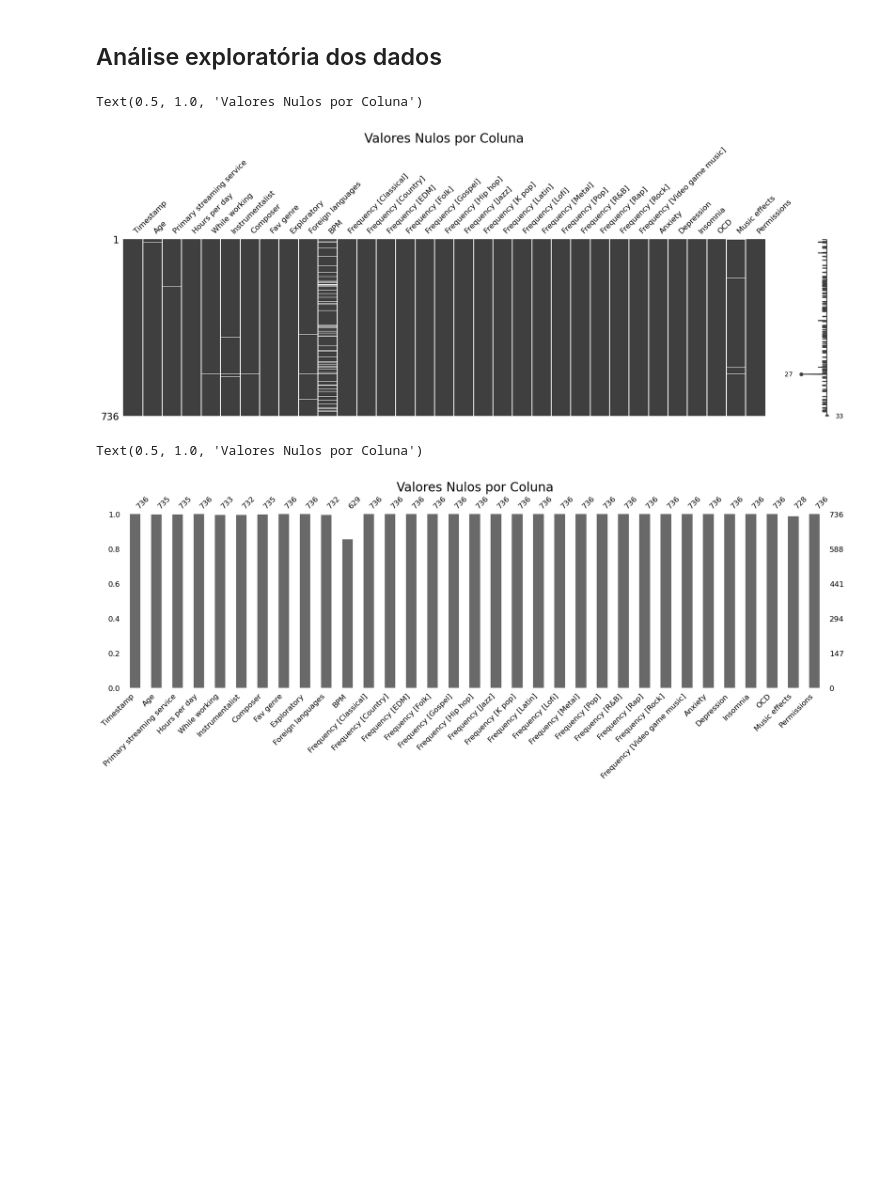
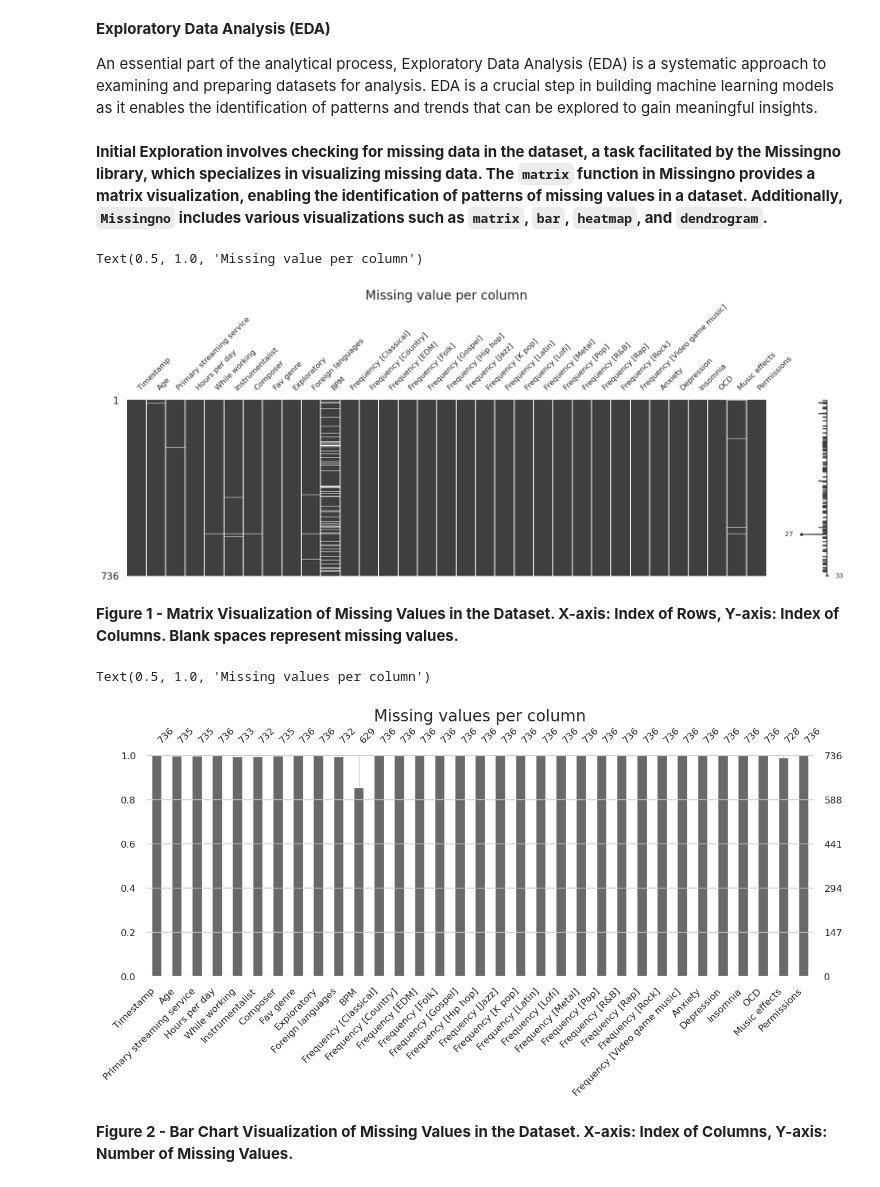
Before and after one commit to pcmoraesmenezes/Exploring-Correlations-Between-Musical-Preferences-and-Mental-Health-A-Machine-Learning-Approach, a Jupyter notebook: código/main.ipynb, the cells around one changed output. Saved outputs shown, nothing was run; the diff lists cells and outputs as text; code cells hidden in the pictures; blank space fills up the shorter version.

```diff
--- a/código/main.ipynb
+++ b/código/main.ipynb
@@ -17,5 +145,3 @@ ROOT_FILE = Path.cwd().parent
 DATA_FILE = ROOT_FILE / 'base_de_dados'/'mxmh_survey_results.csv'
 df_original = pd.read_csv(DATA_FILE)
 df = df_original.copy()
-# %% [markdown]
-## Análise exploratória dos dados
@@ -22,15 +173,25 @@ df = df_original.copy()
+# %% [markdown]
+**Exploratory Data Analysis (EDA)**
+
+An essential part of the analytical process, Exploratory Data Analysis (EDA) is a systematic approach to examining and preparing datasets for analysis. EDA is a crucial step in building machine learning models as it enables the identification of patterns and trends that can be explored to gain meaningful insights.
+# %% [markdown]
+**Initial Exploration involves checking for missing data in the dataset, a task facilitated by the Missingno library, which specializes in visualizing missing data. The `matrix` function in Missingno provides a matrix visualization, enabling the identification of patterns of missing values in a dataset. Additionally, `Missingno` includes various visualizations such as `matrix`, `bar`, `heatmap`, and `dendrogram`.**
 # %%
 ax = msno.matrix(df, figsize=(20,5), fontsize=12)
-ax.set_title("Valores Nulos por Coluna", fontsize=20)
+ax.set_title("Missing value per column", fontsize=20)
 # %% [output]
-Text(0.5, 1.0, 'Valores Nulos por Coluna')
+Text(0.5, 1.0, 'Missing value per column')
-[figure, old version]
+[figure, new version]
+# %% [markdown]
+**Figure 1 - Matrix Visualization of Missing Values in the Dataset. X-axis: Index of Rows, Y-axis: Index of Columns. Blank spaces represent missing values.**
 # %%
-ax = msno.bar(df, figsize=(20,5), fontsize=12)
-ax.set_title("Valores Nulos por Coluna", fontsize=20)
+ax = msno.bar(df, figsize=(15,5), fontsize=12)
+ax.set_title("Missing values per column", fontsize=20)
 # %% [output]
-Text(0.5, 1.0, 'Valores Nulos por Coluna')
+Text(0.5, 1.0, 'Missing values per column')
-[figure, old version]
+[figure, new version]
+# %% [markdown]
+**Figure 2 - Bar Chart Visualization of Missing Values in the Dataset. X-axis: Index of Columns, Y-axis: Number of Missing Values.**
 # %%
 ax = msno.heatmap(df, figsize=(8,3), fontsize=12)
 # %% [output]
```
Also changed, not shown: parts of 112 cells of this notebook.
